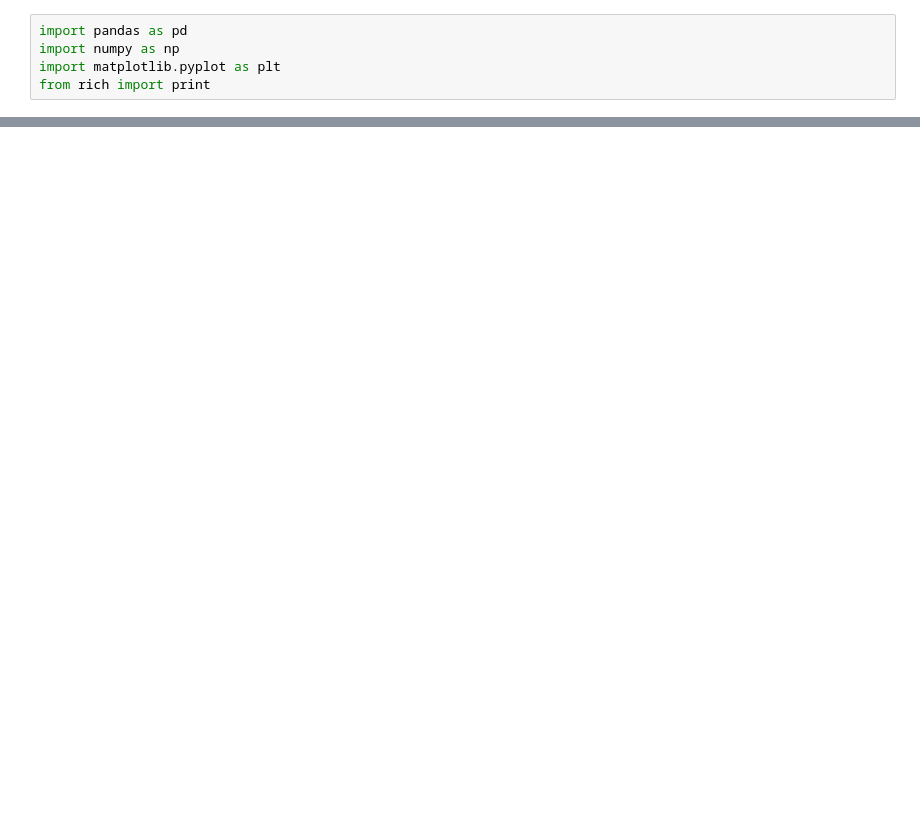
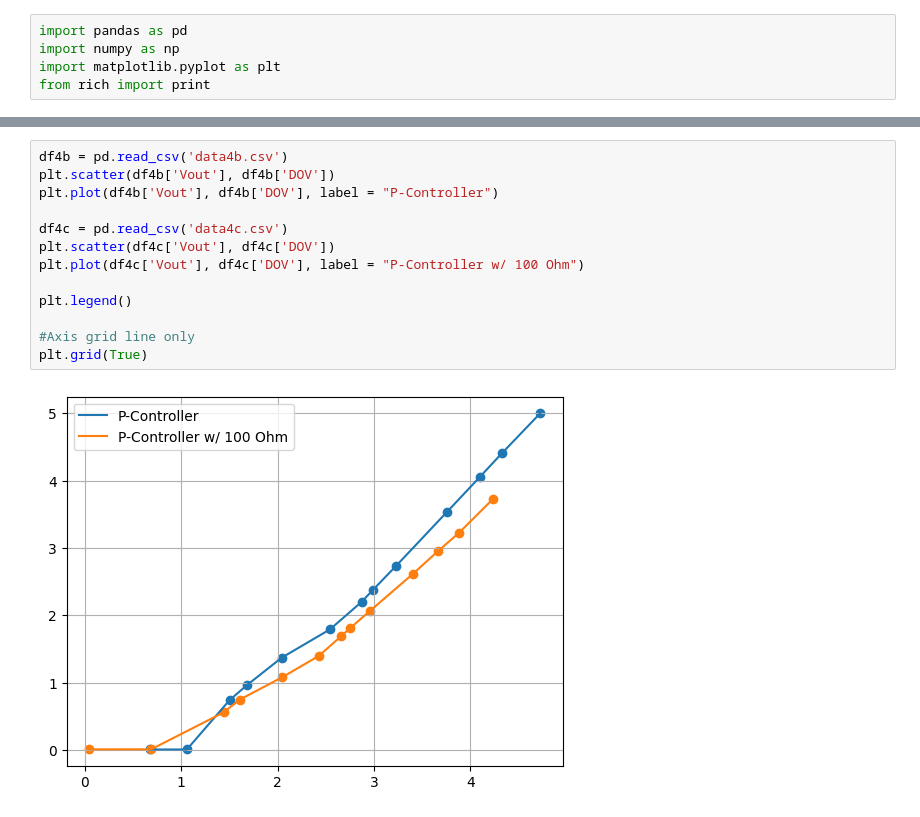
Before and after one commit to DanNguyenN/CE3202-Fundamentals, a Jupyter notebook: Lab9/main.ipynb, the cells around one changed output, grey strips where cells are left out. Cells and saved outputs as stored; diff of their text form; blank space fills up the shorter version.

```diff
--- a/Lab9/main.ipynb
+++ b/Lab9/main.ipynb
@@ -6 +26,16 @@ from rich import print
+# %%
+df4b = pd.read_csv('data4b.csv')
+plt.scatter(df4b['Vout'], df4b['DOV'])
+plt.plot(df4b['Vout'], df4b['DOV'], label = "P-Controller")
+
+df4c = pd.read_csv('data4c.csv')
+plt.scatter(df4c['Vout'], df4c['DOV'])
+plt.plot(df4c['Vout'], df4c['DOV'], label = "P-Controller w/ 100 Ohm")
+
+plt.legend()
+
+#Axis grid line only
+plt.grid(True)
+# %% [output]
+[figure, added]
 # %%
```
Also changed, not shown: parts of 3 cells of this notebook, 3 other files.
